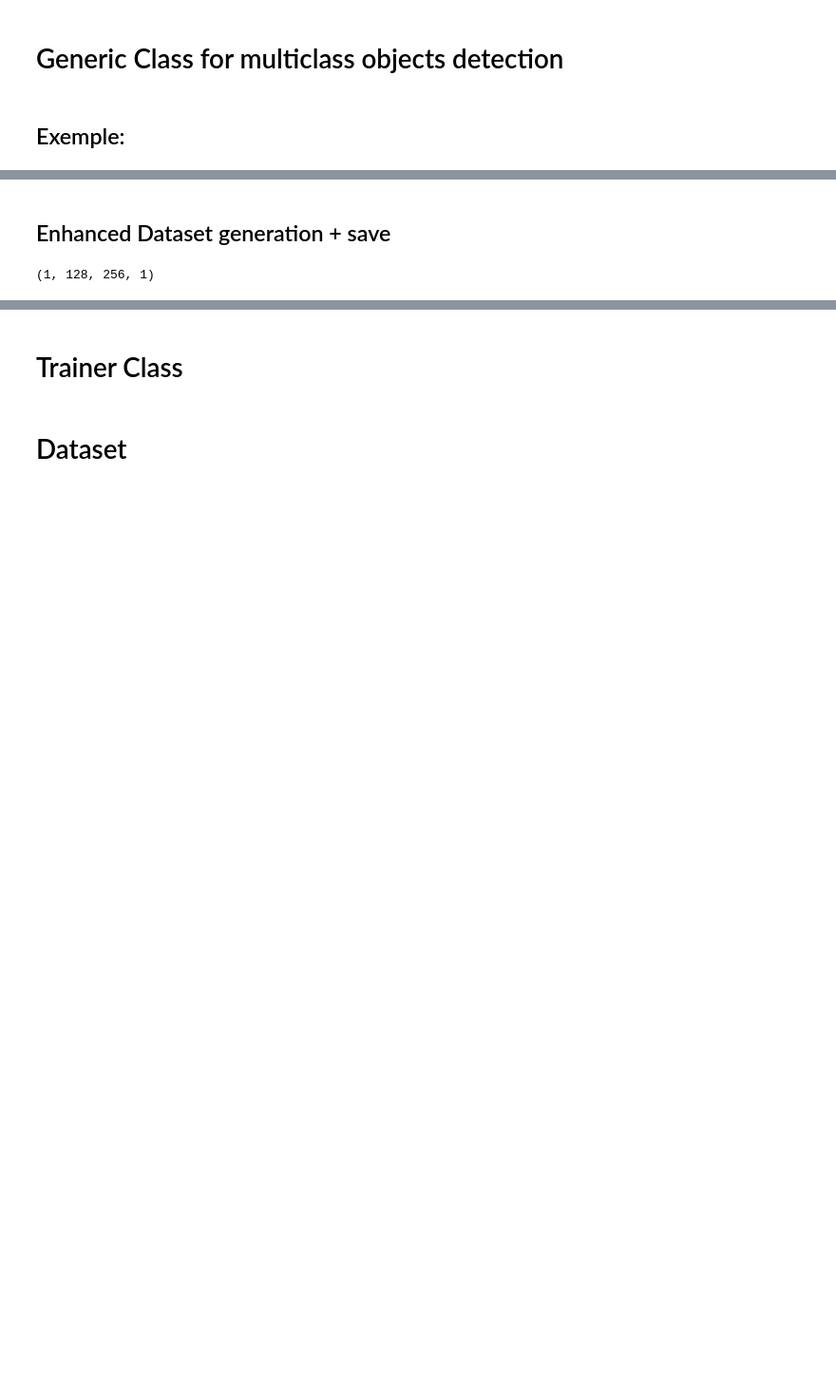
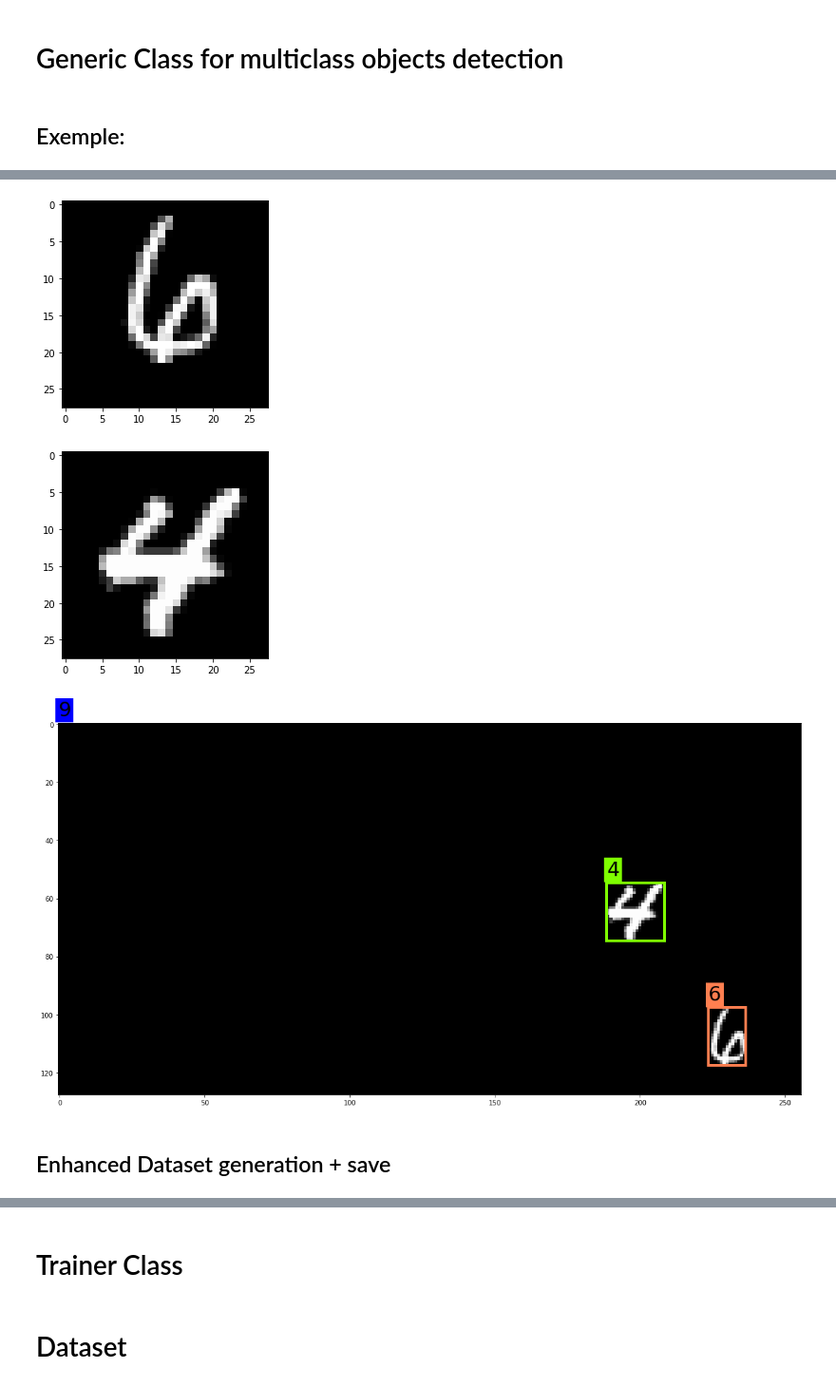
Before and after one commit to 0r4nd/HandwritingRecognition, a Jupyter notebook: notebooks/HandwritingRecognition.ipynb, the cells around one changed output, grey strips where cells are left out. Shown: that part at 95% size. Cells and saved outputs as stored; diff of their text form; code cells hidden in the pictures; blank space fills up the shorter version.

```diff
--- a/notebooks/HandwritingRecognition.ipynb
+++ b/notebooks/HandwritingRecognition.ipynb
@@ -738,24 +708,13 @@ bbox CSVs loaded
+# %%
+og.show_object(idx=5)
+og.show_object(idx=3)
+og.show_layer(idx=0);
+# %% [output]
+[figure, added]
+[figure, added]
+[figure, added]
 # %% [markdown]
 ## Enhanced Dataset generation + save
-# %%
-
-#test = np.append(og.layers["X_train"].reshape((128,256,1,0)), np.zeros(shape), axis=4)
-#print(test.shape)
-
-print(og.layers["X_train"].shape)
-#og.add_layer("train")
-#print(og.layers["X_train"])
-
-#x = empty((2, 2), int)
-
-
-#print(og.layers["X_train"])
-#print(og.layers["y_train_id"])
-#print(og.layers["y_train_bbox"])
-#og.layers["y_train_bbox"][0]
-#og.layers["y_train_bbox"]
-# %% [output]
-(1, 128, 256, 1)
 # %%
 try: # python
     dataset_dir = os.path.join(os.path.dirname(os.path.abspath(__file__)), "..", "datasets")
```
Also changed, not shown: parts of 5 cells of this notebook.
